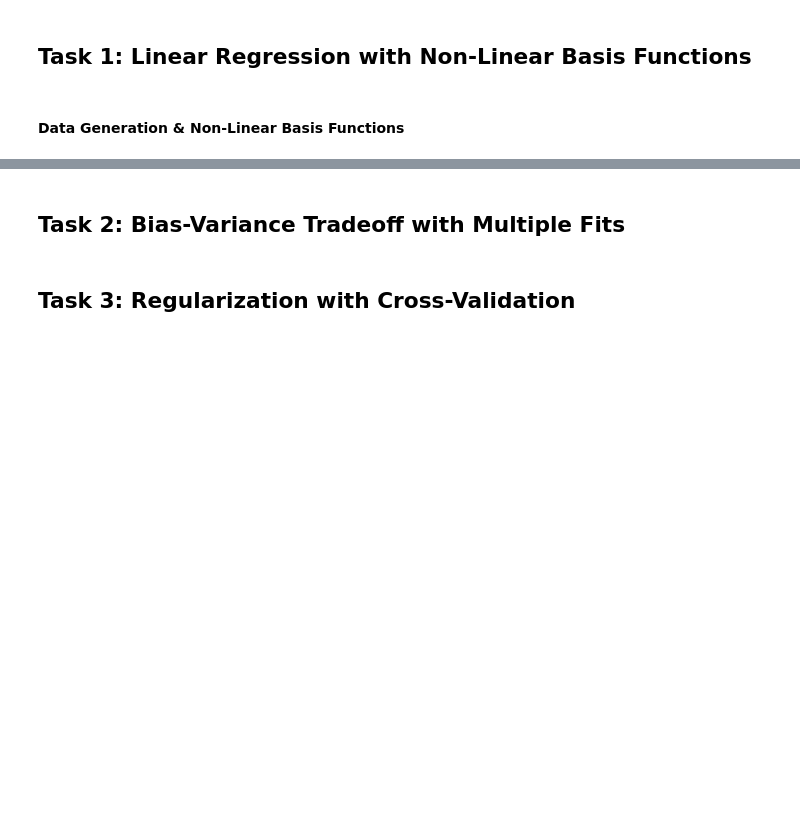
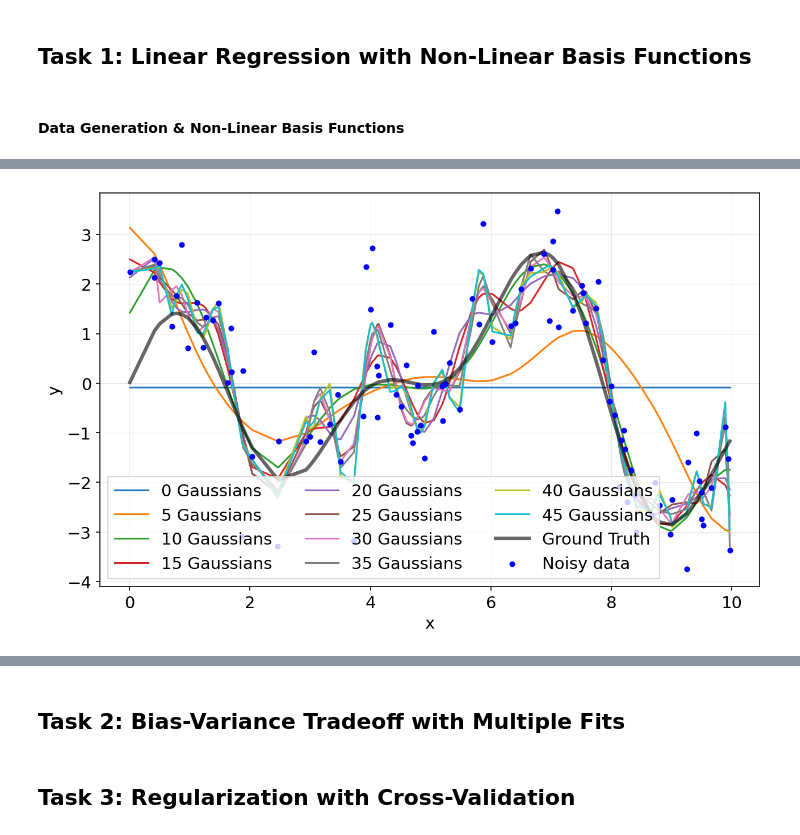
Before and after one commit to audrey352/PHYS551, a Jupyter notebook: Assignment2/A2_notebook.ipynb, the cells around one changed output, grey strips where cells are left out. Drawn from its saved outputs; the diff is of its cells as text; code cells hidden in the pictures; blank space fills up the shorter version.

```diff
--- a/Assignment2/A2_notebook.ipynb
+++ b/Assignment2/A2_notebook.ipynb
@@ -40,0 +172,25 @@ Minimum Deliverables:
+# %%
+# -- 3. Model fitting
+D = np.arange(0,45+1, 5)
+
+
+plt.figure()
+for d in D:
+  model = LinearRegression()
+  bases = np.arange(0, d)
+  mu = np.min(x) + (np.max(x) - np.min(x))/(d-1) * bases
+  phi = gaussian(x[:,None], mu[None,:])
+
+  yh = model.fit_analytical(phi, y(x,err)).predict(phi)
+
+  plt.plot(x, yh, label=f'{d} Gaussians')
+
+plt.plot(x, y(x), c='k', lw=3, alpha=.6, label='Ground Truth')
+plt.scatter(x, y(x, err), c='b', s=15, zorder=5, label='Noisy data')
+
+plt.xlabel('x')
+plt.ylabel('y')
+plt.legend(ncols=3)
+plt.show()
+# %% [output]
+[figure, added]
```
Also changed, not shown: parts of 9 cells of this notebook.
